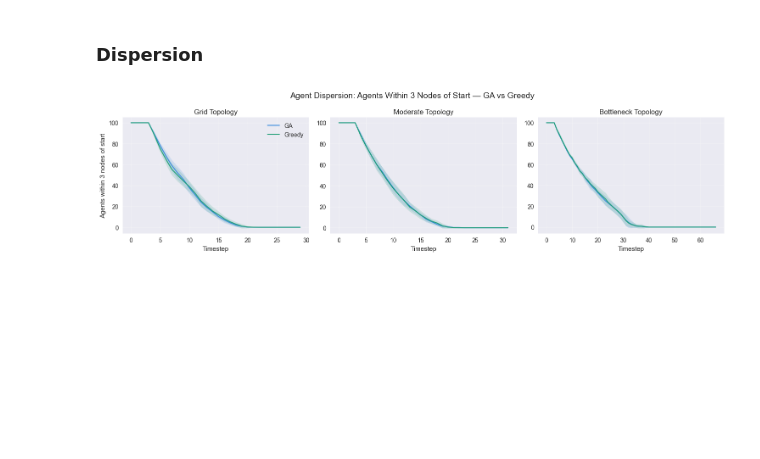
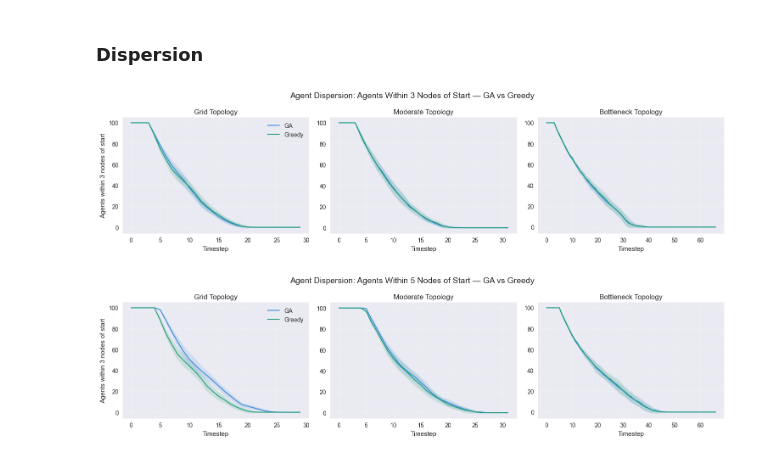
Before and after one commit to lpow311/dissertation, a Jupyter notebook: 5_2_walking_speed_comparison.ipynb, the cells around one changed output. Cells and saved outputs as stored; diff of their text form; code cells hidden in the pictures; blank space fills up the shorter version.

```diff
--- a/5_2_walking_speed_comparison.ipynb
+++ b/5_2_walking_speed_comparison.ipynb
@@ -164,3 +164,7 @@ poa_df
 plot_dispersion_all_cities(experiment_files, n=3)
 # %% [output]
 [figure]
+# %%
+plot_dispersion_all_cities(experiment_files, n=5)
+# %% [output]
+[figure, added]
```
Also changed, not shown: 3 other files.
